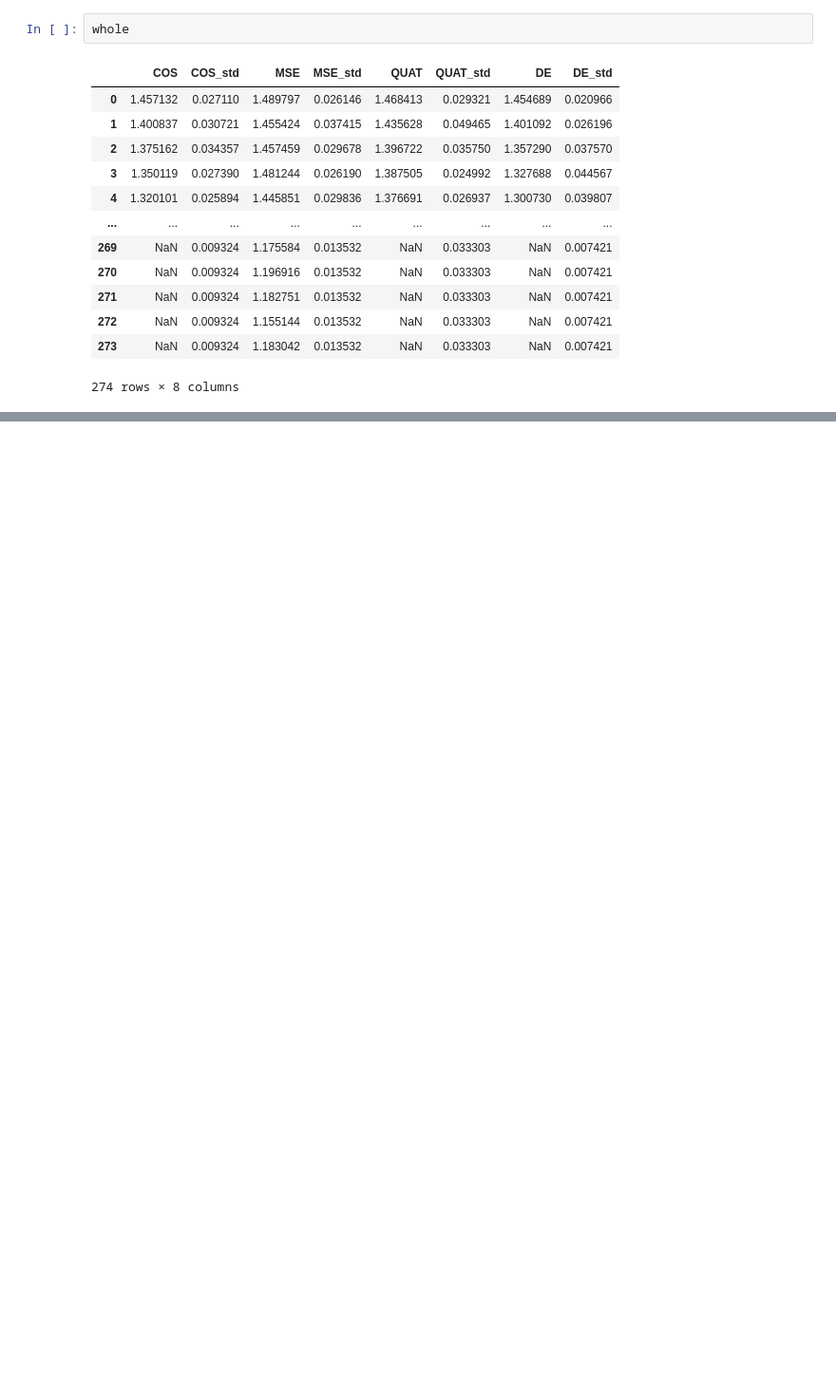
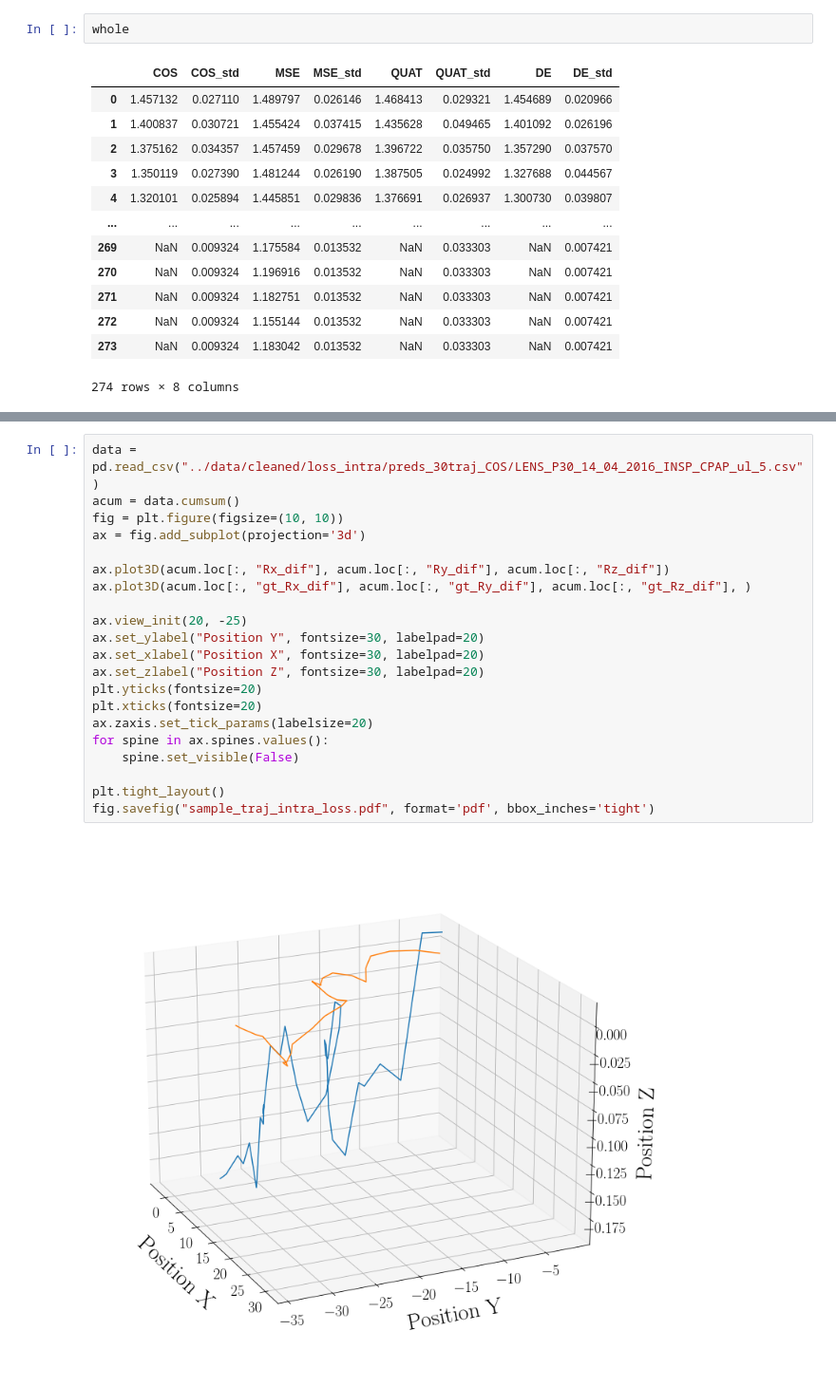
Before and after one commit to BCJuan/BronchoTrack, a Jupyter notebook: experiments/images_paper/paper_plots.ipynb, the cells around one changed output, grey strips where cells are left out. Shown at 95% size. Cells and saved outputs as stored; diff of their text form; blank space fills up the shorter version.

```diff
--- a/experiments/images_paper/paper_plots.ipynb
+++ b/experiments/images_paper/paper_plots.ipynb
@@ -341,0 +367,23 @@ whole
+# %%
+data = pd.read_csv("../data/cleaned/loss_intra/preds_30traj_COS/LENS_P30_14_04_2016_INSP_CPAP_ul_5.csv")
+acum = data.cumsum()
+fig = plt.figure(figsize=(10, 10))
+ax = fig.add_subplot(projection='3d')
+
+ax.plot3D(acum.loc[:, "Rx_dif"], acum.loc[:, "Ry_dif"], acum.loc[:, "Rz_dif"])
+ax.plot3D(acum.loc[:, "gt_Rx_dif"], acum.loc[:, "gt_Ry_dif"], acum.loc[:, "gt_Rz_dif"], )
+
+ax.view_init(20, -25)
+ax.set_ylabel("Position Y", fontsize=30, labelpad=20)
+ax.set_xlabel("Position X", fontsize=30, labelpad=20)
+ax.set_zlabel("Position Z", fontsize=30, labelpad=20)
+plt.yticks(fontsize=20)
+plt.xticks(fontsize=20)
+ax.zaxis.set_tick_params(labelsize=20)
+for spine in ax.spines.values():
+    spine.set_visible(False)
+
+plt.tight_layout()
+fig.savefig("sample_traj_intra_loss.pdf", format='pdf', bbox_inches='tight')
+# %% [output]
+[figure, added]
```
Also changed, not shown: parts of 2 cells of this notebook, 14 other files.
